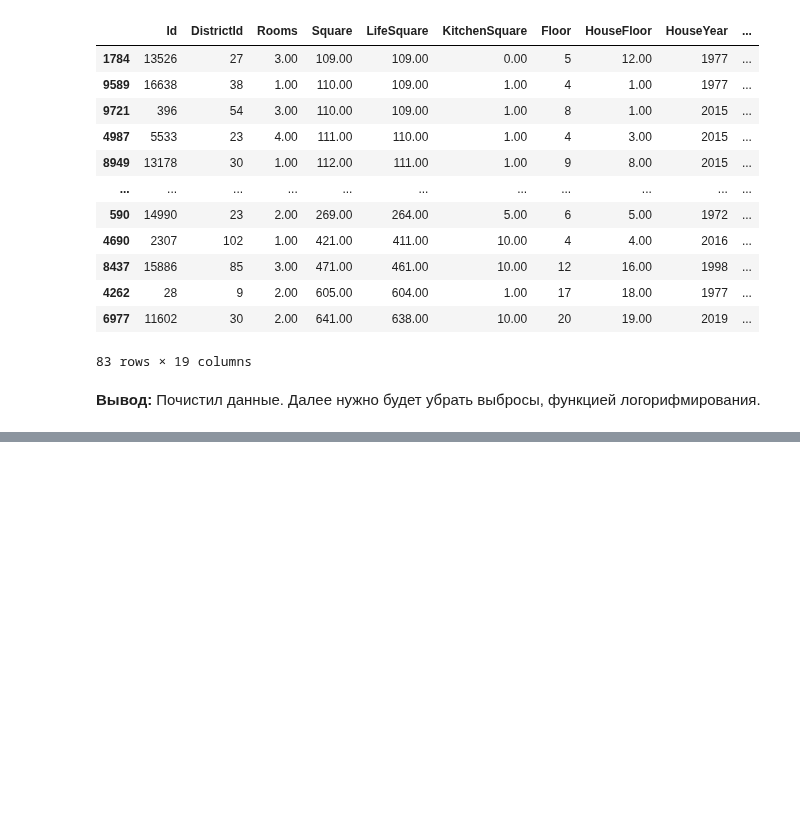
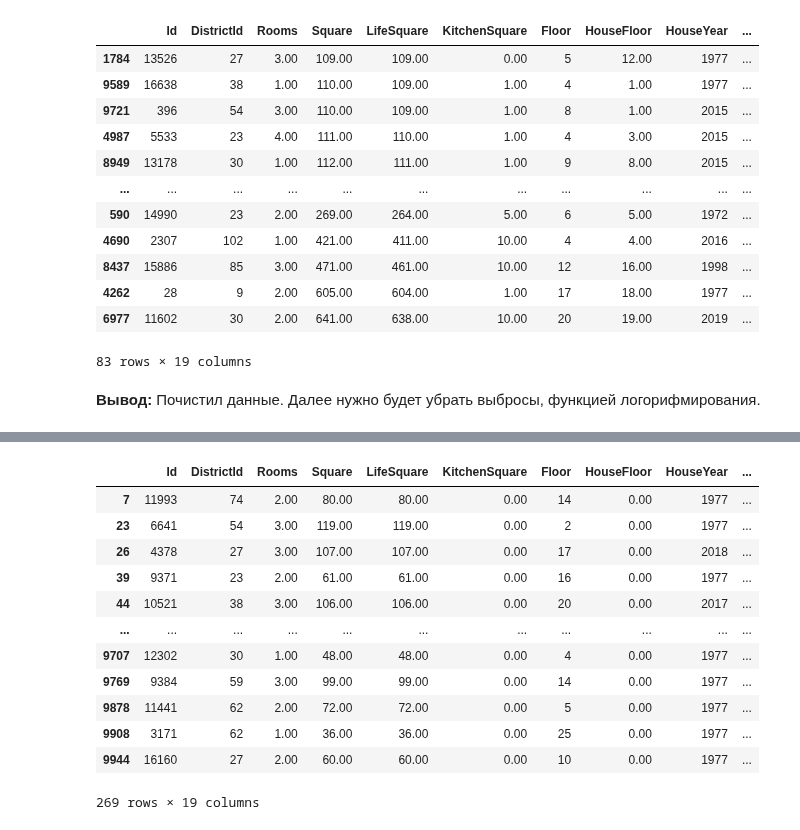
Before and after one commit to uc20100/Python-for-Data-Science, a Jupyter notebook: course_project.ipynb, the cells around one changed output, grey strips where cells are left out. Saved outputs shown, nothing was run; the diff lists cells and outputs as text; code cells hidden in the pictures; blank space fills up the shorter version.

```diff
--- a/course_project.ipynb
+++ b/course_project.ipynb
@@ -916,0 +943,17 @@ visualization_numerical_characteristics()
+# %%
+# Посмотрим экстримальные значения
+X[X['HouseFloor'] < 1]
+# %% [output]
+|  | Id | DistrictId | Rooms | Square | LifeSquare | KitchenSquare | Floor | HouseFloor | HouseYear | ... |
+| 7 | 11993 | 74 | 2.00 | 80.00 | 80.00 | 0.00 | 14 | 0.00 | 1977 | ... |
+| 23 | 6641 | 54 | 3.00 | 119.00 | 119.00 | 0.00 | 2 | 0.00 | 1977 | ... |
+| 26 | 4378 | 27 | 3.00 | 107.00 | 107.00 | 0.00 | 17 | 0.00 | 2018 | ... |
+| 39 | 9371 | 23 | 2.00 | 61.00 | 61.00 | 0.00 | 16 | 0.00 | 1977 | ... |
+| 44 | 10521 | 38 | 3.00 | 106.00 | 106.00 | 0.00 | 20 | 0.00 | 2017 | ... |
+| ... | ... | ... | ... | ... | ... | ... | ... | ... | ... | ... |
+| 9707 | 12302 | 30 | 1.00 | 48.00 | 48.00 | 0.00 | 4 | 0.00 | 1977 | ... |
+| 9769 | 9384 | 59 | 3.00 | 99.00 | 99.00 | 0.00 | 14 | 0.00 | 1977 | ... |
+| 9878 | 11441 | 62 | 2.00 | 72.00 | 72.00 | 0.00 | 5 | 0.00 | 1977 | ... |
+| 9908 | 3171 | 62 | 1.00 | 36.00 | 36.00 | 0.00 | 25 | 0.00 | 1977 | ... |
+| 9944 | 16160 | 27 | 2.00 | 60.00 | 60.00 | 0.00 | 10 | 0.00 | 1977 | ... |
+269 rows × 19 columns
```
Also changed, not shown: parts of 46 cells of this notebook.
